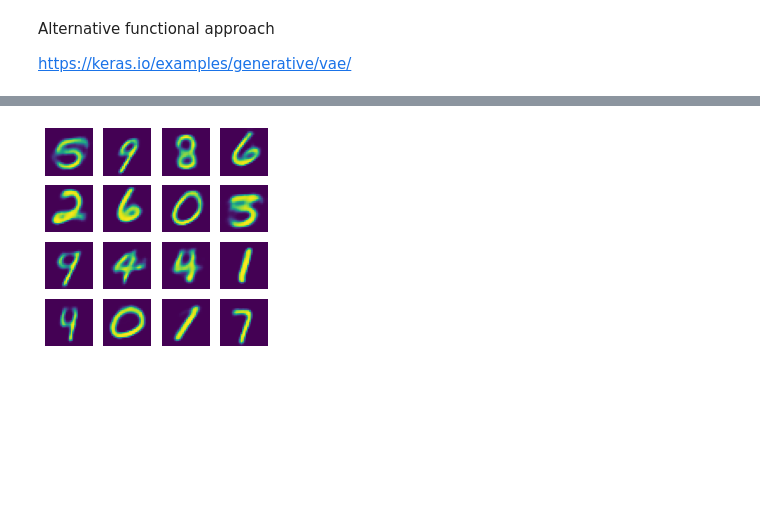
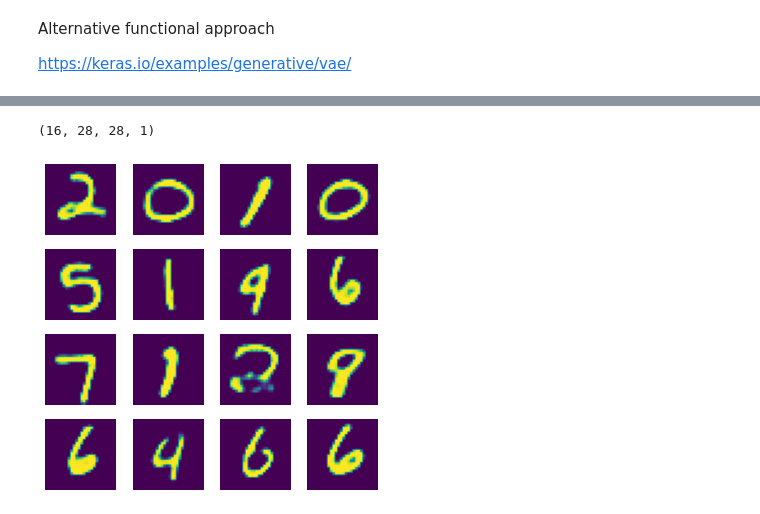
Before and after one commit to AllaVinner/JL-ML, a Jupyter notebook: Autoencoder/lukas_VAE.ipynb, the cells around one changed output, grey strips where cells are left out. Saved outputs shown, nothing was run; the diff lists cells and outputs as text; code cells hidden in the pictures; blank space fills up the shorter version.

```diff
--- a/Autoencoder/lukas_VAE.ipynb
+++ b/Autoencoder/lukas_VAE.ipynb
@@ -262,14 +362,15 @@ generate_images(model, test_dataset)
 # %%
 # Training
 import time
-from IPython import display
 progbar = tf.keras.utils.Progbar(len(train_dataset))
+
+loss_type = 'cb'
 
 for epoch in range(1, epochs+1):
     start_time = time.time()
 
     for i, training_batch in enumerate(train_dataset):
-        train_step(model, training_batch, optimizer)
+        train_step(model, training_batch, optimizer, loss_type=loss_type)
         progbar.update(i)
 
     end_time = time.time()
@@ -277,10 +378,10 @@ for epoch in range(1, epochs+1):
     loss = tf.keras.metrics.Mean()
 
     for test_batch in test_dataset:
-        loss(compute_loss(model, test_batch))
+        loss(compute_loss(model, test_batch, loss_type=loss_type))
 
     elbo = -loss.result()
-    display.clear_output(wait=False)
-    print('Epoch {}/{}, Test ELBO: {}, time for epoch: {:.1f}s'.format(
+    # display.clear_output(wait=False)
+    print('\n Epoch {}/{}: Test ELBO: {:.3f}, time for epoch: {:.1f}s'.format(
         epoch, epochs, elbo, end_time - start_time))
 # %% [output]
@@ -288,4 +398,9 @@ Epoch 10/10, Test ELBO: -102.3921890258789, time for epoch: 49.1s
-# %%
-generate_images(model, train_dataset)
-# %% [output]
-[figure, removed]
+# %%
+test_sample = next(iter(test_dataset))[:16, :, :, :]
+
+generate_images(model, test_dataset, test_sample=test_sample)
+
+# Continuous bernoulli examples!
+# %% [output]
+(16, 28, 28, 1)
+[figure, added]
```
Also changed, not shown: parts of 11 cells of this notebook.
